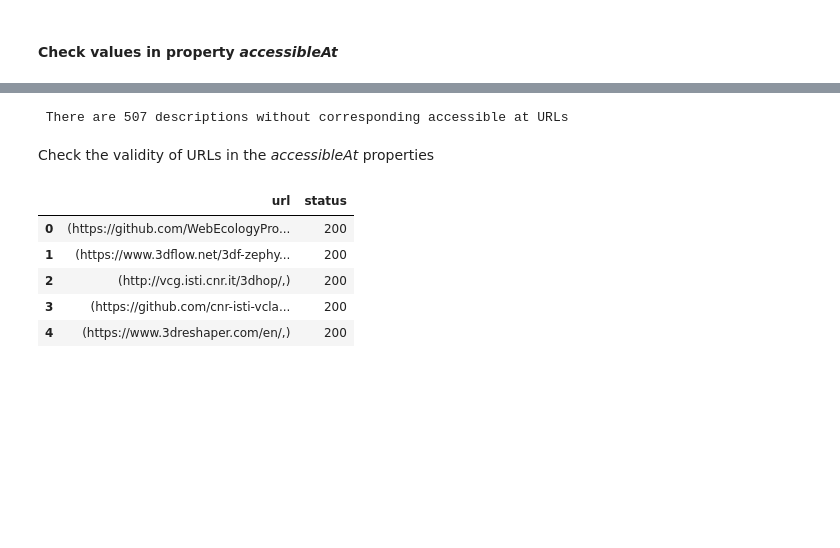
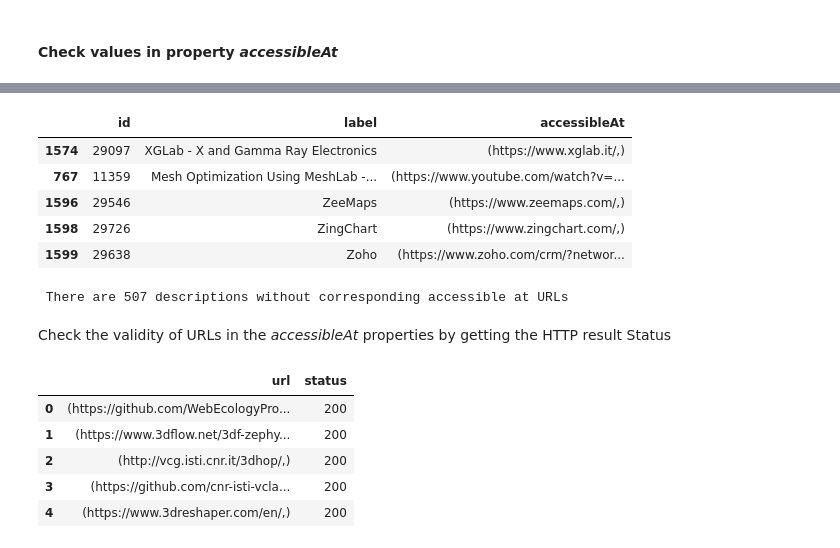
Before and after one commit to cesareconcordia/sshoc-resources, a Jupyter notebook: SSHOCCurationWS-Demo.ipynb, the cells around one changed output, grey strips where cells are left out. Saved outputs shown, nothing was run; the diff lists cells and outputs as text; code cells hidden in the pictures; blank space fills up the shorter version.

```diff
--- a/SSHOCCurationWS-Demo.ipynb
+++ b/SSHOCCurationWS-Demo.ipynb
@@ -179,3 +161,13 @@ df_tool_work.sort_values('accessibleAt').head()
+# %%
+df_temp_tool_work=df_tool_work[['id','label','accessibleAt']]
+df_temp_tool_work.sort_values('accessibleAt').tail()
+# %% [output]
+|  | id | label | accessibleAt |
+| 1574 | 29097 | XGLab - X and Gamma Ray Electronics | (https://www.xglab.it/,) |
+| 767 | 11359 | Mesh Optimization Using MeshLab -... | (https://www.youtube.com/watch?v=... |
+| 1596 | 29546 | ZeeMaps | (https://www.zeemaps.com/,) |
+| 1598 | 29726 | ZingChart | (https://www.zingchart.com/,) |
+| 1599 | 29638 | Zoho | (https://www.zoho.com/crm/?networ... |
 # %%
 df_tool_work_emptyurls=df_tool_work[df_tool_work['accessibleAt'].str.len()==0]
 emptyurldescriptionsn=df_tool_work_emptyurls.count()[0]
@@ -183,7 +175,7 @@ print(f'\n There are {emptyurldescriptionsn} descriptions without corresponding
 # %% [output]
  There are 507 descriptions without corresponding accessible at URLs
 # %% [markdown]
-Check the validity of URLs in the *accessibleAt* properties
+Check the validity of URLs in the *accessibleAt* properties by getting the HTTP result Status
 # %%
 df_tool_work_urls=df_tool_work[df_tool_work['accessibleAt'].str.len()>0]
 df_urls=df_tool_work_urls['accessibleAt'].values
```
Also changed, not shown: parts of 29 cells of this notebook.
